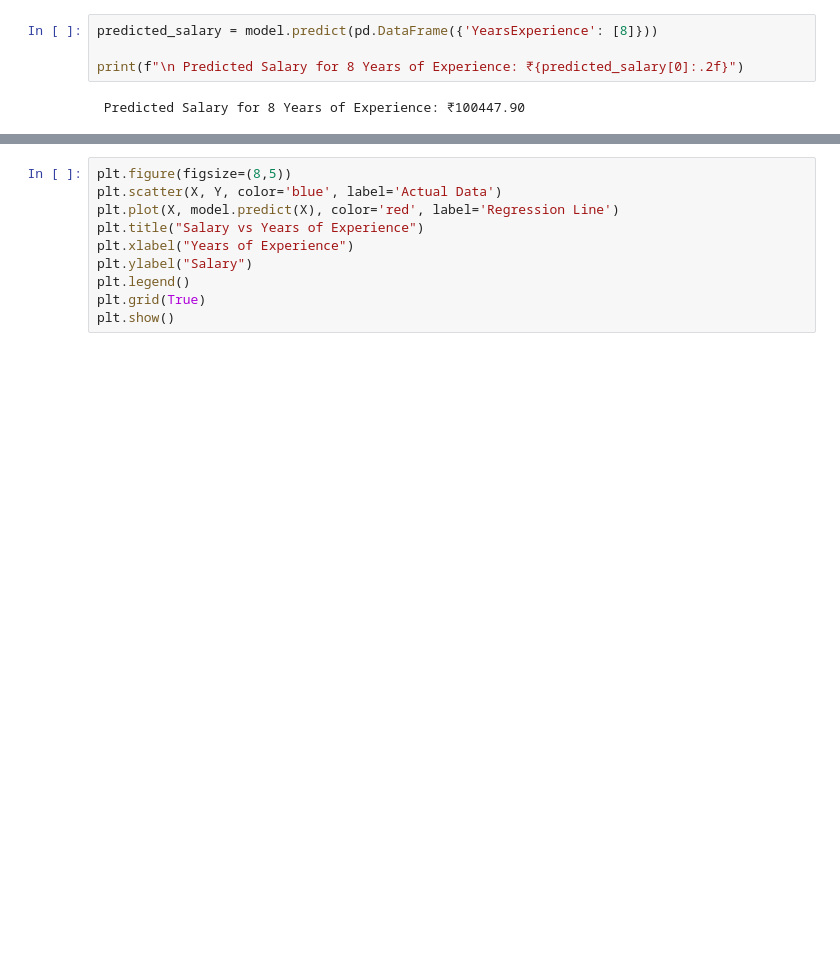
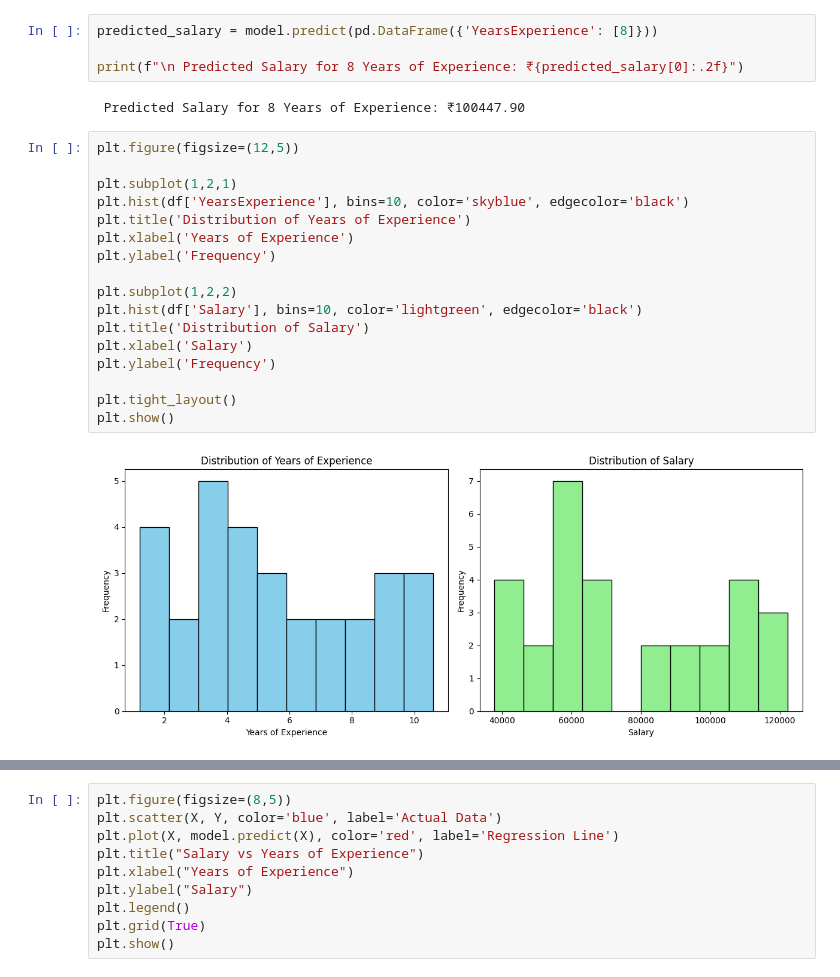
Before and after one commit to Vinotha2005/LINEAR-REGRESSION-TASK, a Jupyter notebook: task.ipynb, the cells around one changed output, grey strips where cells are left out. Saved outputs shown, nothing was run; the diff lists cells and outputs as text; blank space fills up the shorter version.

```diff
--- a/task.ipynb
+++ b/task.ipynb
@@ -37,3 +63,22 @@ predicted_salary = model.predict(pd.DataFrame({'YearsExperience': [8]}))
 print(f"\n Predicted Salary for 8 Years of Experience: ₹{predicted_salary[0]:.2f}")
 # %% [output]
  Predicted Salary for 8 Years of Experience: ₹100447.90
+# %%
+plt.figure(figsize=(12,5))
+
+plt.subplot(1,2,1)
+plt.hist(df['YearsExperience'], bins=10, color='skyblue', edgecolor='black')
+plt.title('Distribution of Years of Experience')
+plt.xlabel('Years of Experience')
+plt.ylabel('Frequency')
+
+plt.subplot(1,2,2)
+plt.hist(df['Salary'], bins=10, color='lightgreen', edgecolor='black')
+plt.title('Distribution of Salary')
+plt.xlabel('Salary')
+plt.ylabel('Frequency')
+
+plt.tight_layout()
+plt.show()
+# %% [output]
+[figure, added]
```
Also changed, not shown: parts of 7 cells of this notebook, 1 other file.
